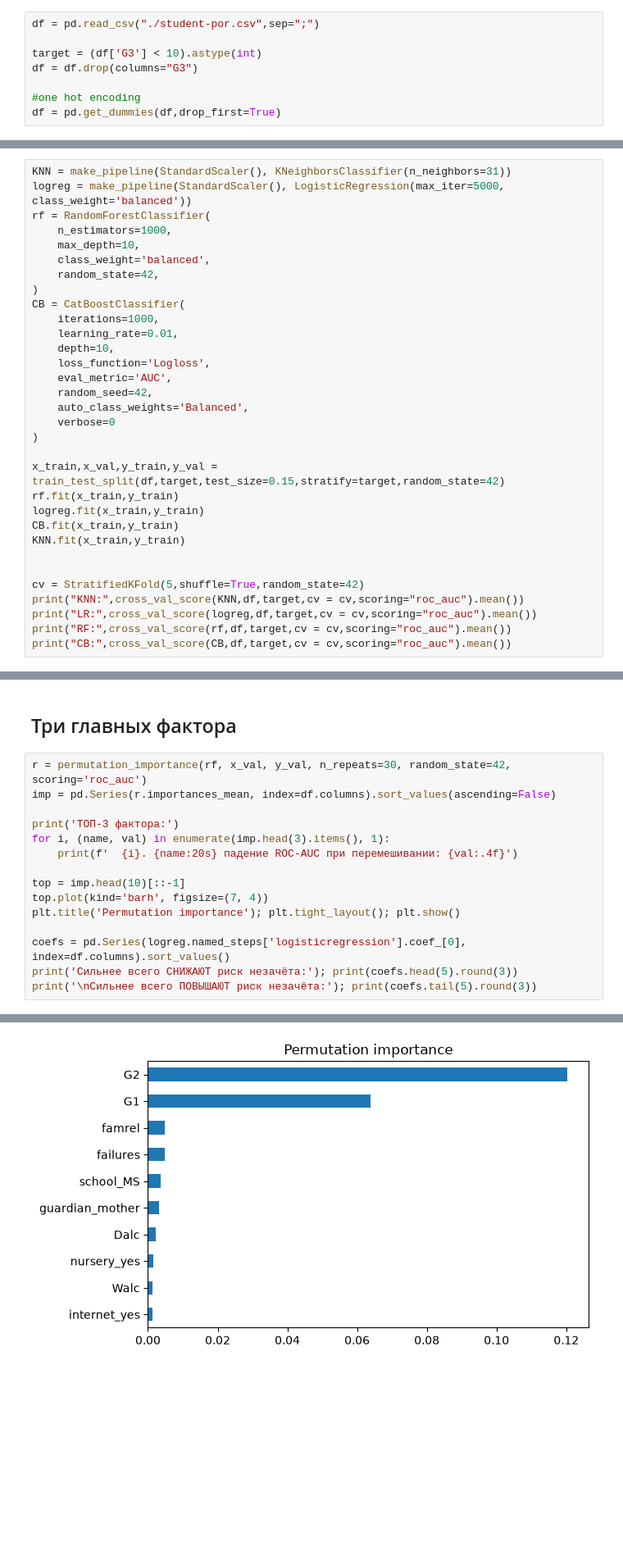
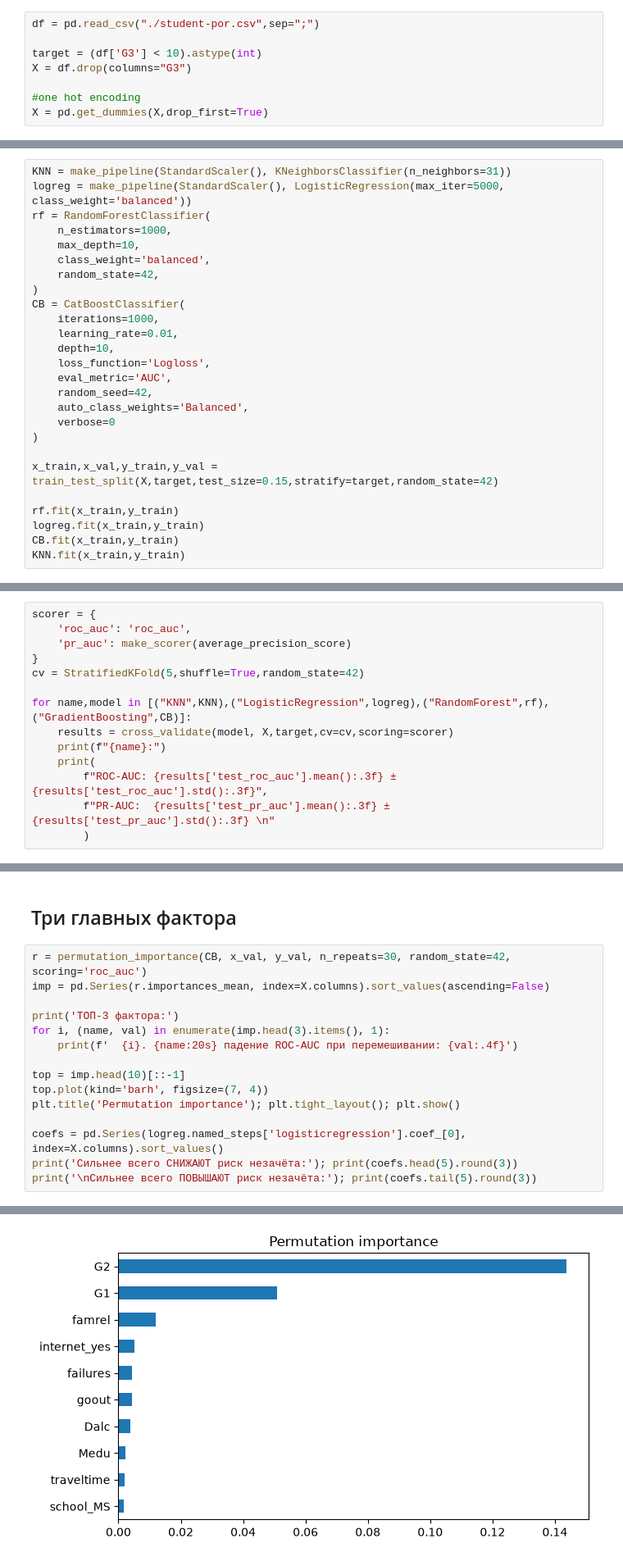
Before and after one commit to Zer0-0ne-01/Dream_Team_Project_Pass_Fail, a Jupyter notebook: Who_won't_get_credit.ipynb, the cells around one changed output, grey strips where cells are left out. Shown at 82% size. Saved outputs shown, nothing was run; the diff lists cells and outputs as text; blank space fills up the shorter version.

```diff
--- a/Who_won't_get_credit.ipynb
+++ b/Who_won't_get_credit.ipynb
@@ -21,10 +21,10 @@ from catboost import CatBoostClassifier
 df = pd.read_csv("./student-por.csv",sep=";")
 
 target = (df['G3'] < 10).astype(int)
-df = df.drop(columns="G3")
+X = df.drop(columns="G3")
 
 #one hot encoding
-df = pd.get_dummies(df,drop_first=True)
+X = pd.get_dummies(X,drop_first=True)
 # %% [markdown]
 ## Графики
 # %%
@@ -54,16 +54,10 @@ CB = CatBoostClassifier(
     verbose=0
 )
 
-x_train,x_val,y_train,y_val = train_test_split(df,target,test_size=0.15,stratify=target,random_state=42)
+x_train,x_val,y_train,y_val = train_test_split(X,target,test_size=0.15,stratify=target,random_state=42)
+
 rf.fit(x_train,y_train)
 logreg.fit(x_train,y_train)
 CB.fit(x_train,y_train)
 KNN.fit(x_train,y_train)
-
-
-cv = StratifiedKFold(5,shuffle=True,random_state=42)
-print("KNN:",cross_val_score(KNN,df,target,cv = cv,scoring="roc_auc").mean())
-print("LR:",cross_val_score(logreg,df,target,cv = cv,scoring="roc_auc").mean())
-print("RF:",cross_val_score(rf,df,target,cv = cv,scoring="roc_auc").mean())
-print("CB:",cross_val_score(CB,df,target,cv = cv,scoring="roc_auc").mean())
 # %% [output]
@@ -73,0 +68,14 @@ CB: 0.9713085904920767
+# %%
+scorer = {
+    'roc_auc': 'roc_auc',
+    'pr_auc': make_scorer(average_precision_score)
+}
+cv = StratifiedKFold(5,shuffle=True,random_state=42)
+
+for name,model in [("KNN",KNN),("LogisticRegression",logreg),("RandomForest",rf),("GradientBoosting",CB)]:
+    results = cross_validate(model, X,target,cv=cv,scoring=scorer)
+    print(f"{name}:")
+    print(
+        f"ROC-AUC: {results['test_roc_auc'].mean():.3f} ± {results['test_roc_auc'].std():.3f}",
+        f"PR-AUC:  {results['test_pr_auc'].mean():.3f} ± {results['test_pr_auc'].std():.3f} \n"
+        )
@@ -107,8 +131,8 @@ weighted avg       0.90      0.82      0.84        98
 # %% [markdown]
 ## Три главных фактора
 # %%
-r = permutation_importance(rf, x_val, y_val, n_repeats=30, random_state=42, scoring='roc_auc')
-imp = pd.Series(r.importances_mean, index=df.columns).sort_values(ascending=False)
+r = permutation_importance(CB, x_val, y_val, n_repeats=30, random_state=42, scoring='roc_auc')
+imp = pd.Series(r.importances_mean, index=X.columns).sort_values(ascending=False)
 
 print('ТОП-3 фактора:')
 for i, (name, val) in enumerate(imp.head(3).items(), 1):
@@ -118,7 +142,7 @@ top = imp.head(10)[::-1]
 top.plot(kind='barh', figsize=(7, 4))
 plt.title('Permutation importance'); plt.tight_layout(); plt.show()
 
-coefs = pd.Series(logreg.named_steps['logisticregression'].coef_[0], index=df.columns).sort_values()
+coefs = pd.Series(logreg.named_steps['logisticregression'].coef_[0], index=X.columns).sort_values()
 print('Сильнее всего СНИЖАЮТ риск незачёта:'); print(coefs.head(5).round(3))
 print('\nСильнее всего ПОВЫШАЮТ риск незачёта:'); print(coefs.tail(5).round(3))
 # %% [output]
@@ -129,4 +153,4 @@ print('\nСильнее всего ПОВЫШАЮТ риск незачёта:')
-[figure, old version]
+[figure, new version]
 Сильнее всего СНИЖАЮТ риск незачёта:
 G2               -3.867
 G1               -2.477
```
Also changed, not shown: parts of 10 cells of this notebook.
